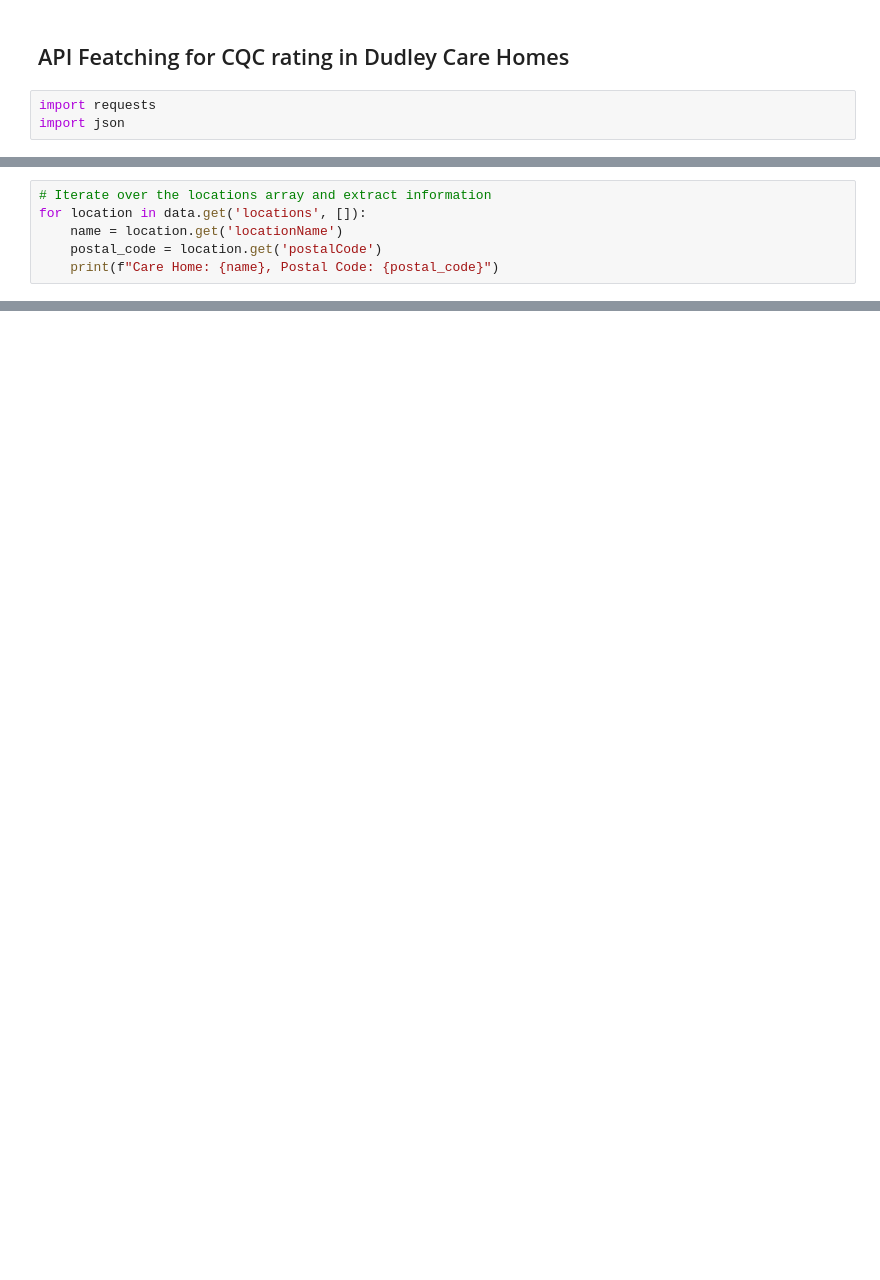
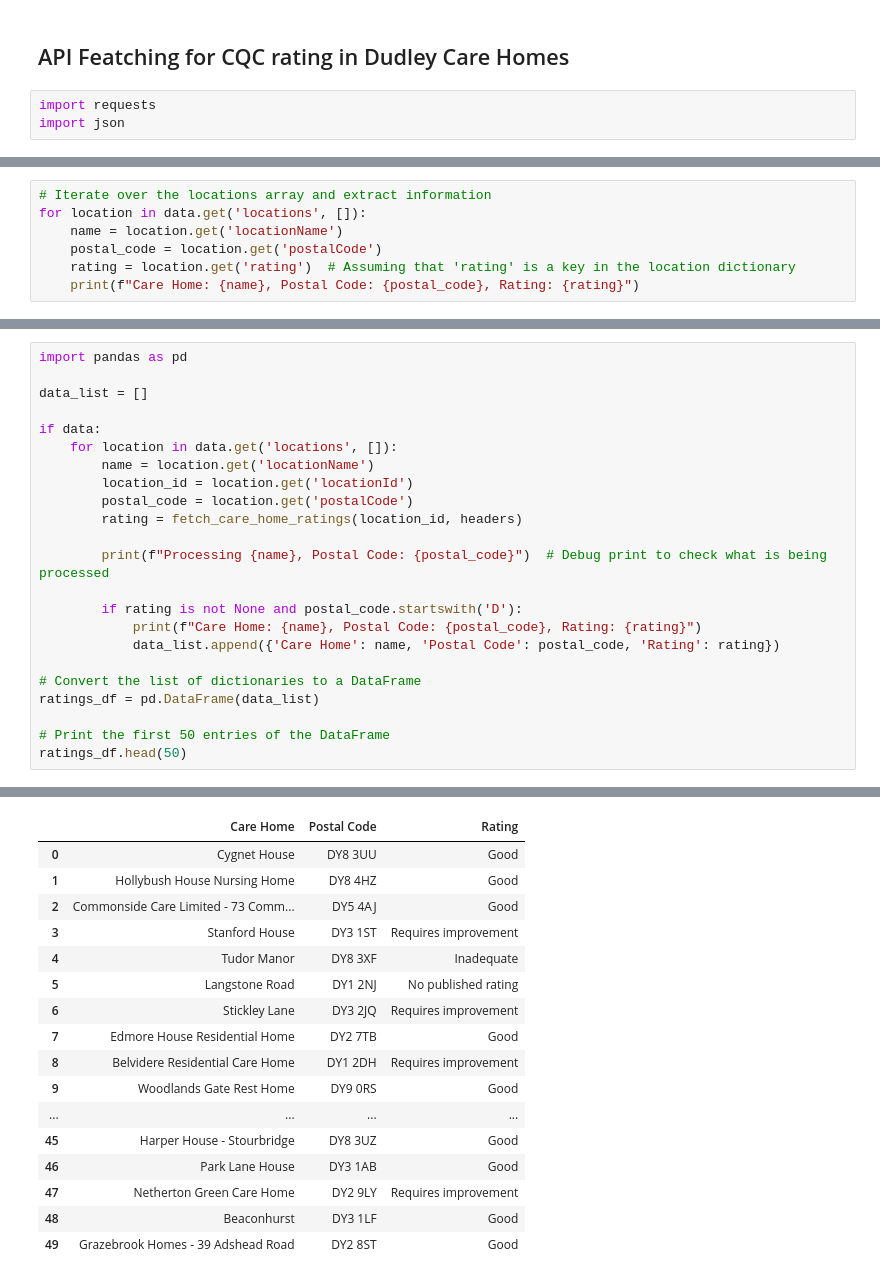
Before and after one commit to drchid1/Project-3-Care-Home-Team-5, a Jupyter notebook: code/CQCRating.ipynb, the cells around one changed output, grey strips where cells are left out. Drawn from its saved outputs; the diff is of its cells as text; blank space fills up the shorter version.

```diff
--- a/code/CQCRating.ipynb
+++ b/code/CQCRating.ipynb
@@ -82,5 +82,6 @@ Care Home: Beaconhurst, Rating: Good
 for location in data.get('locations', []):
     name = location.get('locationName')
     postal_code = location.get('postalCode')
-    print(f"Care Home: {name}, Postal Code: {postal_code}")
+    rating = location.get('rating')  # Assuming that 'rating' is a key in the location dictionary
+    print(f"Care Home: {name}, Postal Code: {postal_code}, Rating: {rating}")
 # %% [output]
@@ -103,0 +105,24 @@ Care Home: Abbeygate Care Centre, Postal Code: DY5 3UR
+# %%
+import pandas as pd
+
+data_list = []
+
+if data:
+    for location in data.get('locations', []):
+        name = location.get('locationName')
+        location_id = location.get('locationId')
+        postal_code = location.get('postalCode')
+        rating = fetch_care_home_ratings(location_id, headers)
+
+        print(f"Processing {name}, Postal Code: {postal_code}")  # Debug print to check what is being processed
+
+        if rating is not None and postal_code.startswith('D'):
+            print(f"Care Home: {name}, Postal Code: {postal_code}, Rating: {rating}")
+            data_list.append({'Care Home': name, 'Postal Code': postal_code, 'Rating': rating})
+
+# Convert the list of dictionaries to a DataFrame
+ratings_df = pd.DataFrame(data_list)
+
+# Print the first 50 entries of the DataFrame
+ratings_df.head(50)
+# %% [output]
@@ -103,0 +146,17 @@ Care Home: Abbeygate Care Centre, Postal Code: DY5 3UR
+|  | Care Home | Postal Code | Rating |
+| 0 | Cygnet House | DY8 3UU | Good |
+| 1 | Hollybush House Nursing Home | DY8 4HZ | Good |
+| 2 | Commonside Care Limited - 73 Comm... | DY5 4AJ | Good |
+| 3 | Stanford House | DY3 1ST | Requires improvement |
+| 4 | Tudor Manor | DY8 3XF | Inadequate |
+| 5 | Langstone Road | DY1 2NJ | No published rating |
+| 6 | Stickley Lane | DY3 2JQ | Requires improvement |
+| 7 | Edmore House Residential Home | DY2 7TB | Good |
+| 8 | Belvidere Residential Care Home | DY1 2DH | Requires improvement |
+| 9 | Woodlands Gate Rest Home | DY9 0RS | Good |
+| ... | ... | ... | ... |
+| 45 | Harper House - Stourbridge | DY8 3UZ | Good |
+| 46 | Park Lane House | DY3 1AB | Good |
+| 47 | Netherton Green Care Home | DY2 9LY | Requires improvement |
+| 48 | Beaconhurst | DY3 1LF | Good |
+| 49 | Grazebrook Homes - 39 Adshead Road | DY2 8ST | Good |
```
Also changed, not shown: parts of 7 cells of this notebook, 1 other file.
